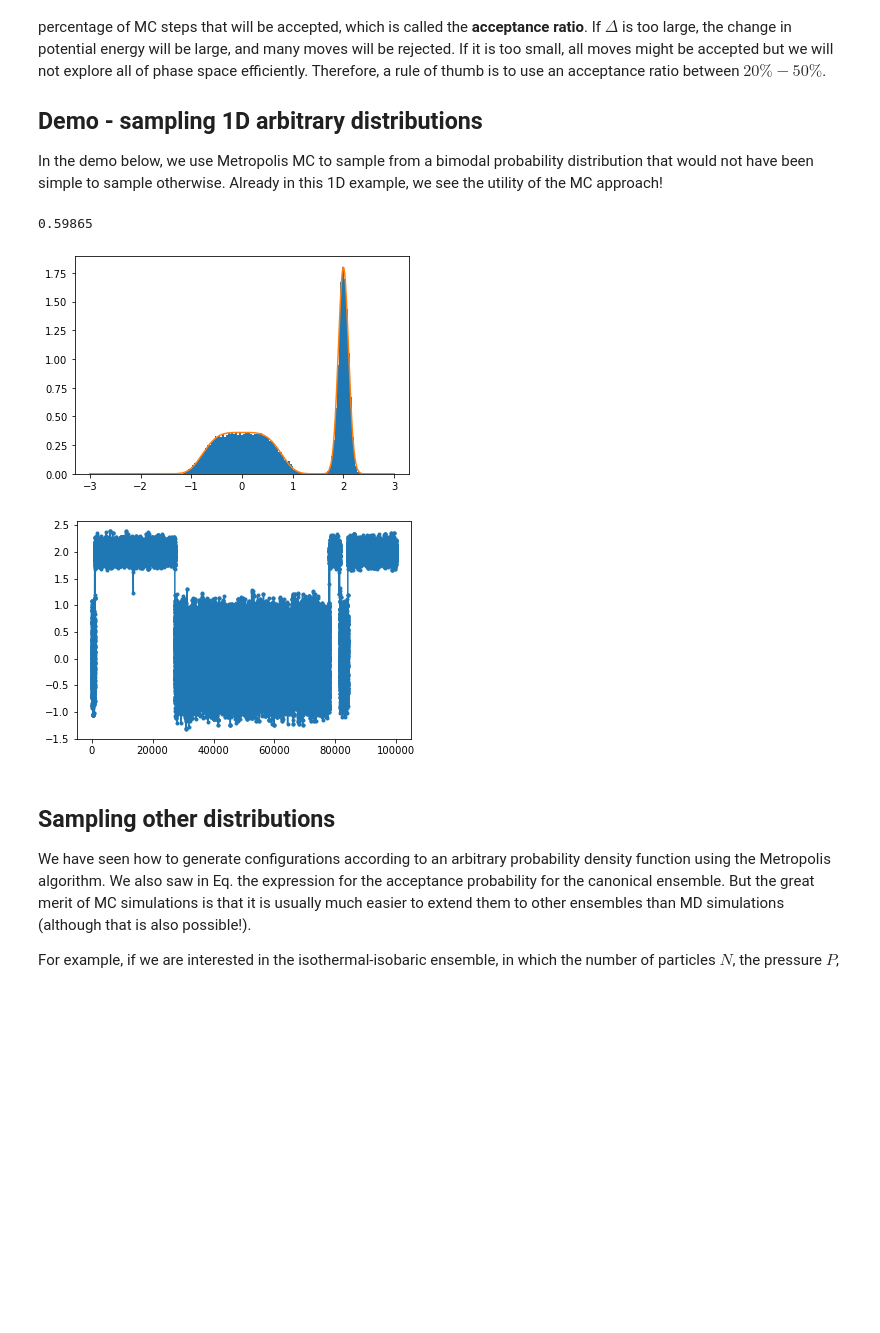
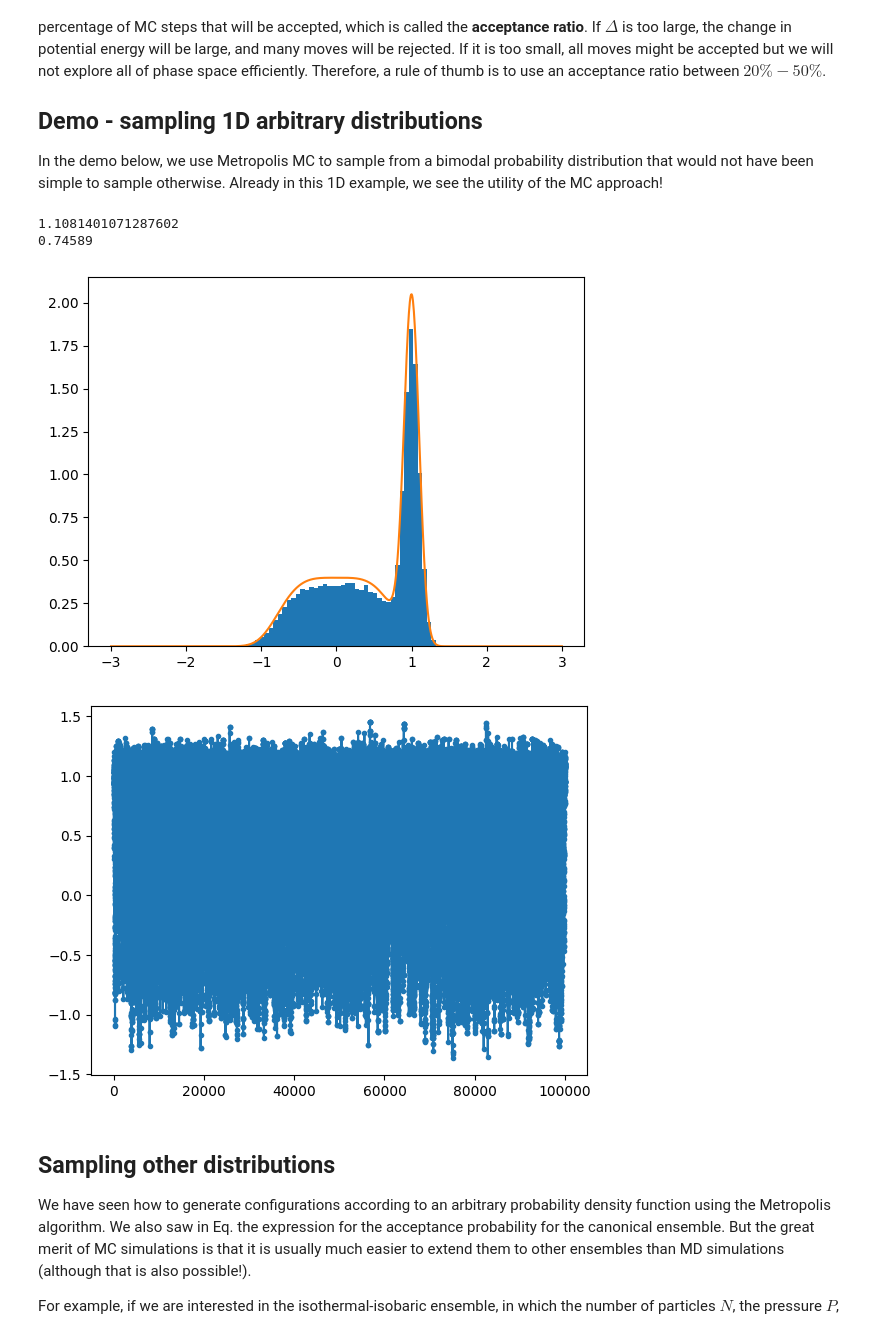
Before and after one commit to BarakHirshberg/MolecularSimulations, a Jupyter notebook: MonteCarlo.ipynb, the cells around one changed output. Saved outputs shown, nothing was run; the diff lists cells and outputs as text; code cells hidden in the pictures; blank space fills up the shorter version.

```diff
--- a/MonteCarlo.ipynb
+++ b/MonteCarlo.ipynb
@@ -439,7 +439,7 @@ In the demo below, we use Metropolis MC to sample from a bimodal probability dis
 # %%
 #Generic probability distribution
 def evalf(x):
-    mu1 = 2
+    mu1 = 1
     sigma1 = 0.1
     g1 = np.exp(-0.5*(x-mu1)**2/(sigma1**2))/np.sqrt(2*math.pi)/sigma1
 
@@ -447,13 +447,13 @@ def evalf(x):
     sigma2 = 0.5
     g2 = np.exp(-0.5*(x-mu2)**4/(sigma2**2))/np.sqrt(2*math.pi)/sigma2
 
-    return (g1+g2)/2.2162802142575204 #evaluated normalization with trapz
+    return (g1+g2)/2 #evaluated normalization with trapz
 
 #number of MC steps
 Nsteps = 100000
 
 #maximal step size
-delta = 0.5
+delta = 0.3
 
 rng = np.random.default_rng()
 
@@ -462,37 +462,39 @@ xn = 1
 
 x = np.array([])
 
 x = np.append(x, xn)
 
 #for acceptance ratio
 accept = 0
 
 for step in range(Nsteps):
 
     xnp1 = xn + delta * np.random.uniform(low=-1.0, high=1.0)
 
     ratio = np.divide(evalf(xnp1),evalf(xn))
 
     xsi = np.random.uniform()
 
     if ratio < xsi:
         x = np.append(x, xn)
     else:
         x = np.append(x, xnp1)
         xn = xnp1
         accept += 1
 
-plt.hist(x[100:], bins=100, density=True)
+plt.hist(x[100:], bins=100, range=(-3,3), density=True)
 xg = np.linspace(-3,3,1000)
 plt.plot(xg, evalf(xg))
+print(np.trapz(evalf(xg), xg))
 
 plt.figure()
 plt.plot(x,'.-')
 print(accept/Nsteps)
 # %% [output]
-0.59865
+1.1081401071287602
+0.74589
-[figure, old version]
+[figure, new version]
-[figure, old version]
+[figure, new version]
 # %% [markdown]
 ## Sampling other distributions
 
```
